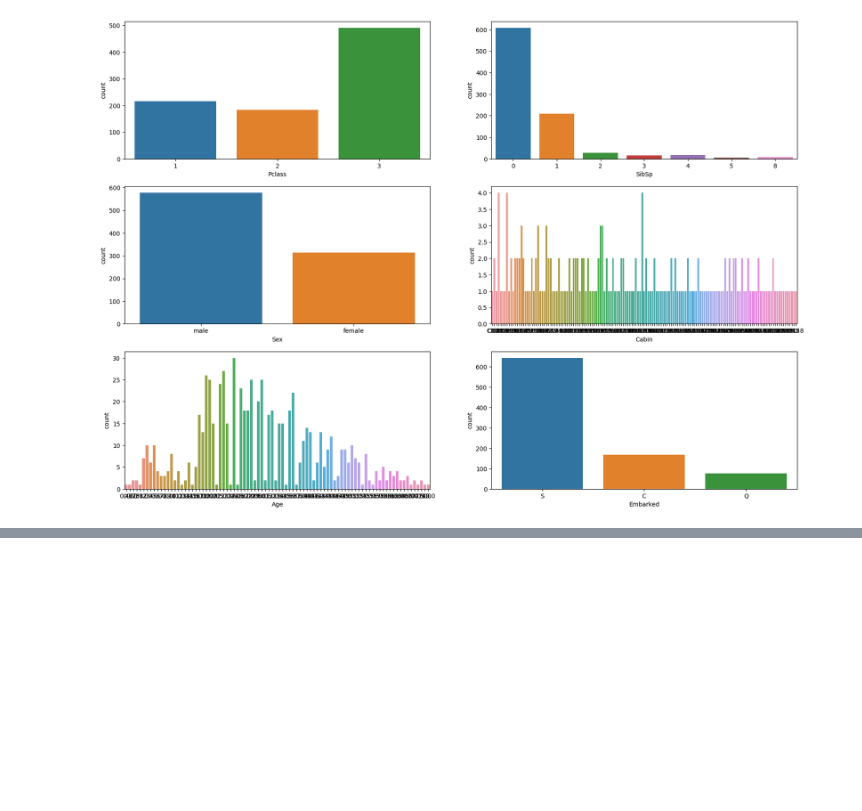
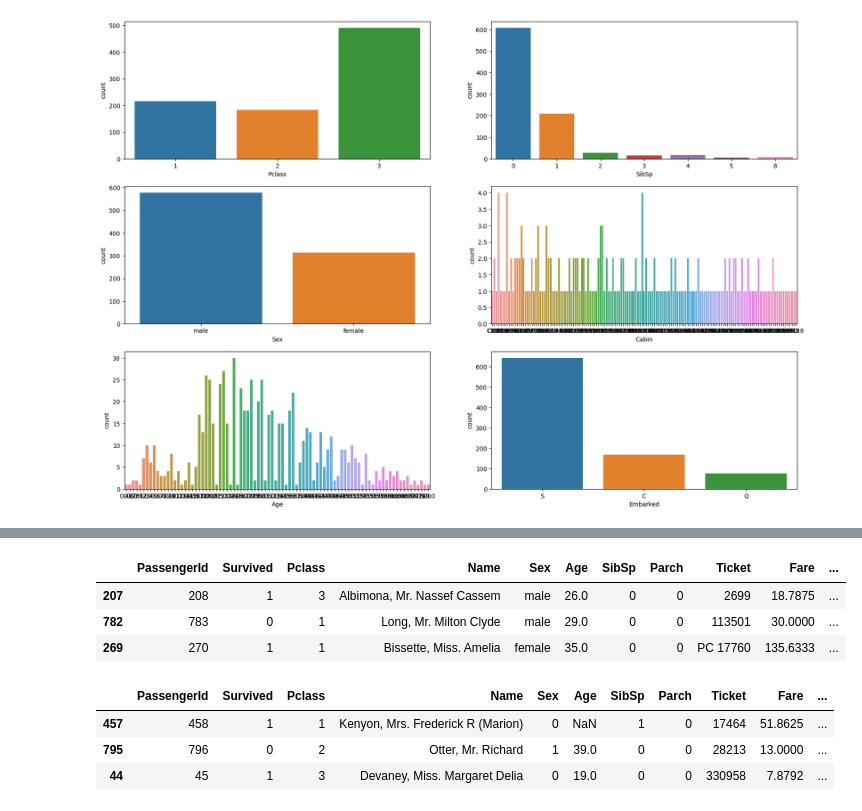
Before and after one commit to pratheeksha11/Titanic_Survival_Prediction_Kaggle, a Jupyter notebook: titanic-survival-prediction.ipynb, the cells around one changed output, grey strips where cells are left out. Saved outputs shown, nothing was run; the diff lists cells and outputs as text; code cells hidden in the pictures; blank space fills up the shorter version.

```diff
--- a/titanic-survival-prediction.ipynb
+++ b/titanic-survival-prediction.ipynb
@@ -95,0 +136,7 @@ sns.countplot(data=train, x='Survived', hue='Sex')
+# %%
+train.sample(3)
+# %% [output]
+|  | PassengerId | Survived | Pclass | Name | Sex | Age | SibSp | Parch | Ticket | Fare | ... |
+| 207 | 208 | 1 | 3 | Albimona, Mr. Nassef Cassem | male | 26.0 | 0 | 0 | 2699 | 18.7875 | ... |
+| 782 | 783 | 0 | 1 | Long, Mr. Milton Clyde | male | 29.0 | 0 | 0 | 113501 | 30.0000 | ... |
+| 269 | 270 | 1 | 1 | Bissette, Miss. Amelia | female | 35.0 | 0 | 0 | PC 17760 | 135.6333 | ... |
@@ -95,0 +148,11 @@ sns.countplot(data=train, x='Survived', hue='Sex')
+# %%
+label_encoder_embarked = LabelEncoder()
+
+train['Embarked'] = train['Embarked'].fillna('Missing')
+train['Embarked'] = label_encoder_embarked.fit_transform(train['Embarked'])
+train.sample(3)
+# %% [output]
+|  | PassengerId | Survived | Pclass | Name | Sex | Age | SibSp | Parch | Ticket | Fare | ... |
+| 457 | 458 | 1 | 1 | Kenyon, Mrs. Frederick R (Marion) | 0 | NaN | 1 | 0 | 17464 | 51.8625 | ... |
+| 795 | 796 | 0 | 2 | Otter, Mr. Richard | 1 | 39.0 | 0 | 0 | 28213 | 13.0000 | ... |
+| 44 | 45 | 1 | 3 | Devaney, Miss. Margaret Delia | 0 | 19.0 | 0 | 0 | 330958 | 7.8792 | ... |
```
Also changed, not shown: parts of 7 cells of this notebook.
